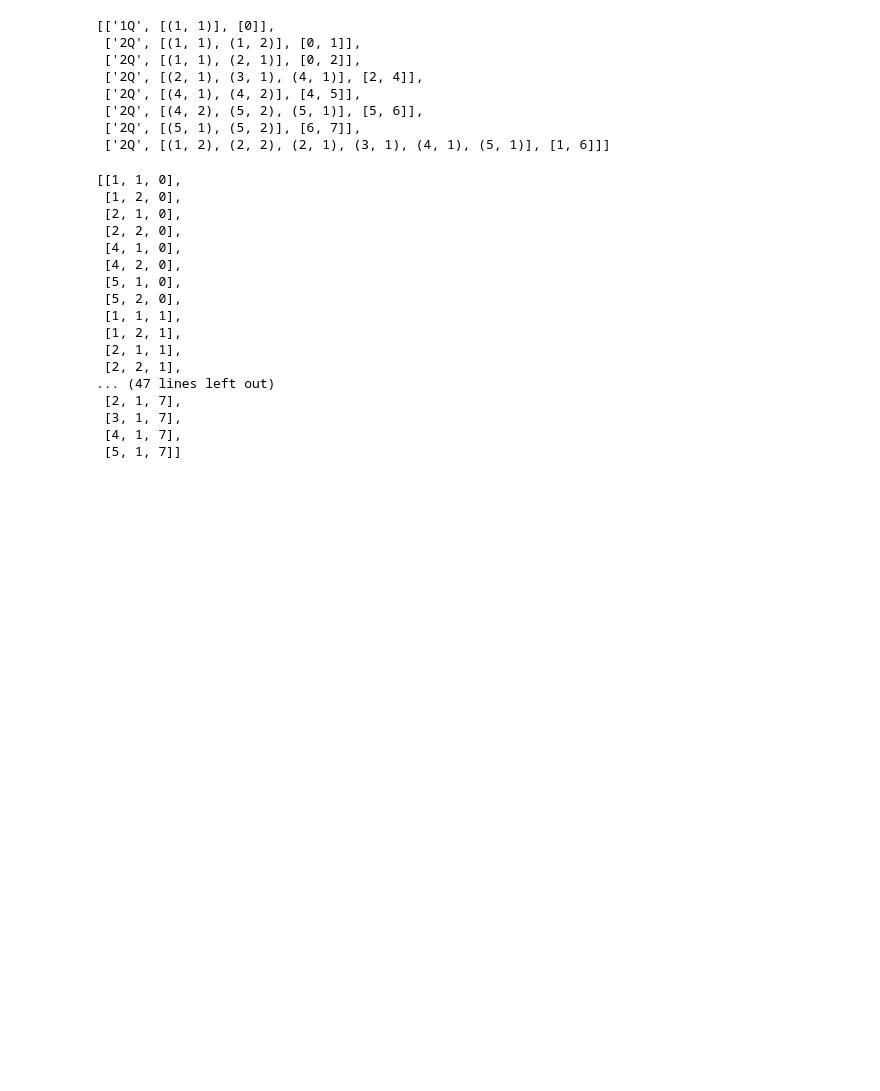
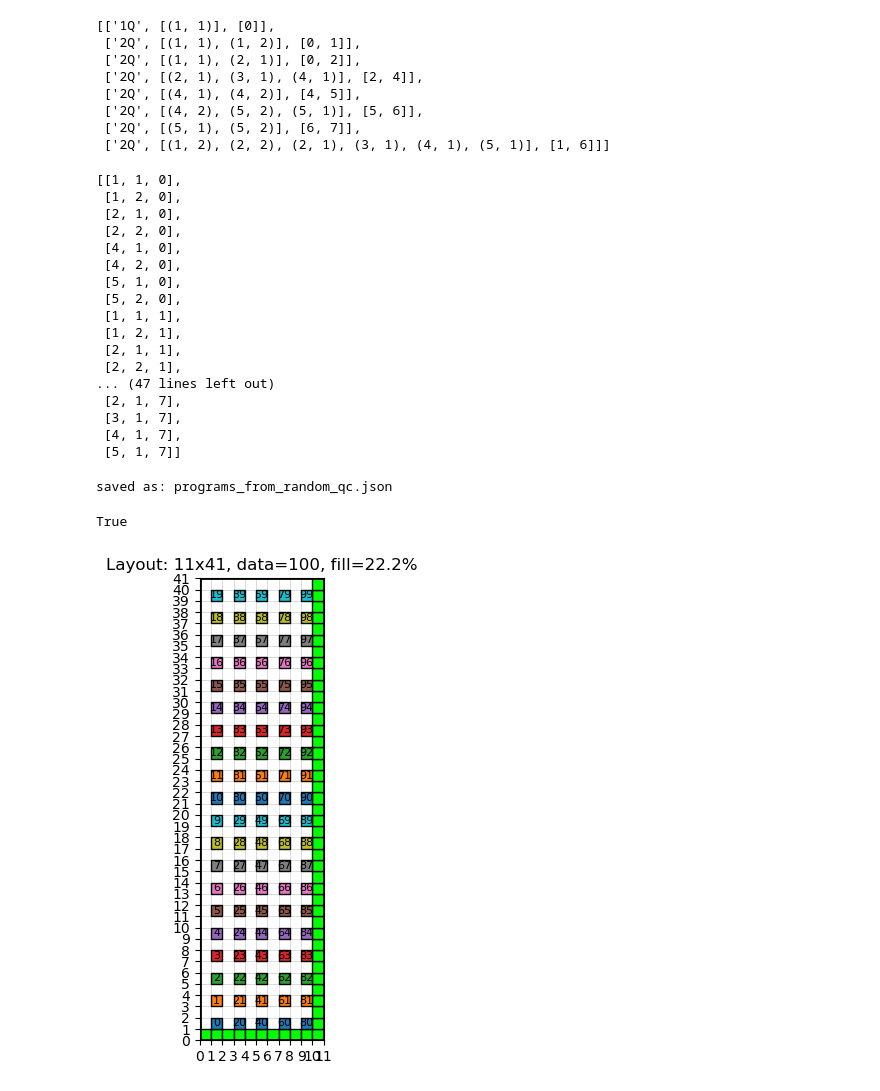
Before and after one commit to team-QMP/FTQMP-Scheduler, a Jupyter notebook: examples/generate_dataset.ipynb, the cells around one changed output. Cells and saved outputs as stored; diff of their text form; code cells hidden in the pictures; blank space fills up the shorter version.

Commit message:
add random circuit generator

```diff
--- a/examples/generate_dataset.ipynb
+++ b/examples/generate_dataset.ipynb
@@ -66,0 +69,21 @@ random_circuit_to_json(unit_time = 50, num_qc = 10)
+# %%
+# Create job requests from random quantum circuits
+# it will create a json file
+
+width = 11 # width of the quantum processor
+unit_time = 50 # unit time for interval between jobs. It is randomly sampled from 1-4 * Unit_time
+num_qc = 500 # number of quantum circuits
+num_qubits = [5,100] # num_qubits are randomly sampled from this range
+layers = [1,10] # number of layers are randomly sampled from this range
+json_file_name = "programs_from_random_qc.json" # json file name
+random_circuit_to_json_with_fixed_width(width, unit_time = unit_time, num_qc = num_qc,num_qubits=num_qubits, layers=layers, json_file_name = json_file_name)
+# %% [output]
+saved as: programs_from_random_qc.json
+True
+# %%
+# if you want to check the max height you need for a fixed width and number of qubits
+# you can use the following function
+# it will return autofloorplan
+auto_floorplan(num_qubits[1], width, pattern = "block25")
+# %% [output]
+[figure, added]
```
Also changed, not shown: parts of 5 cells of this notebook.
